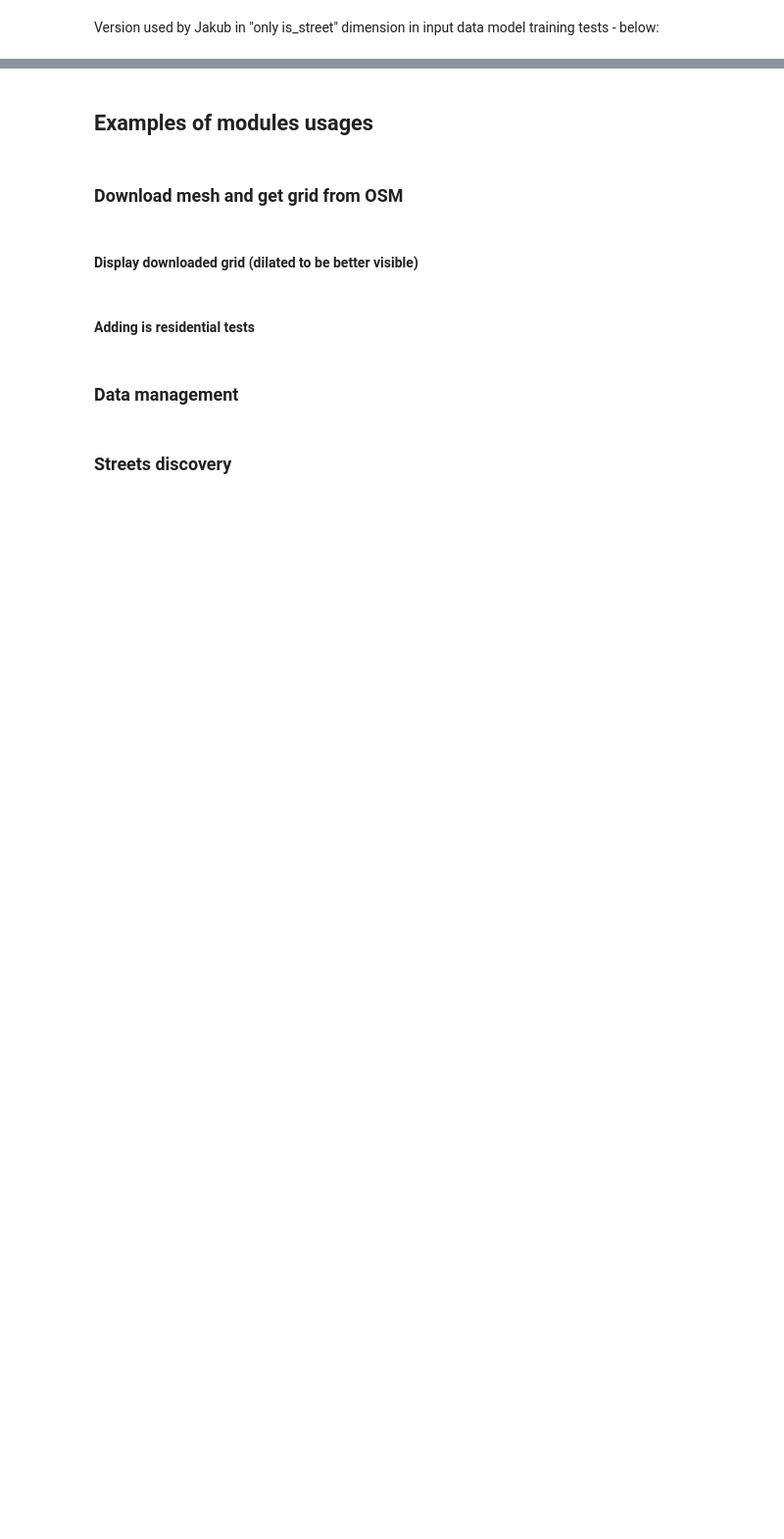
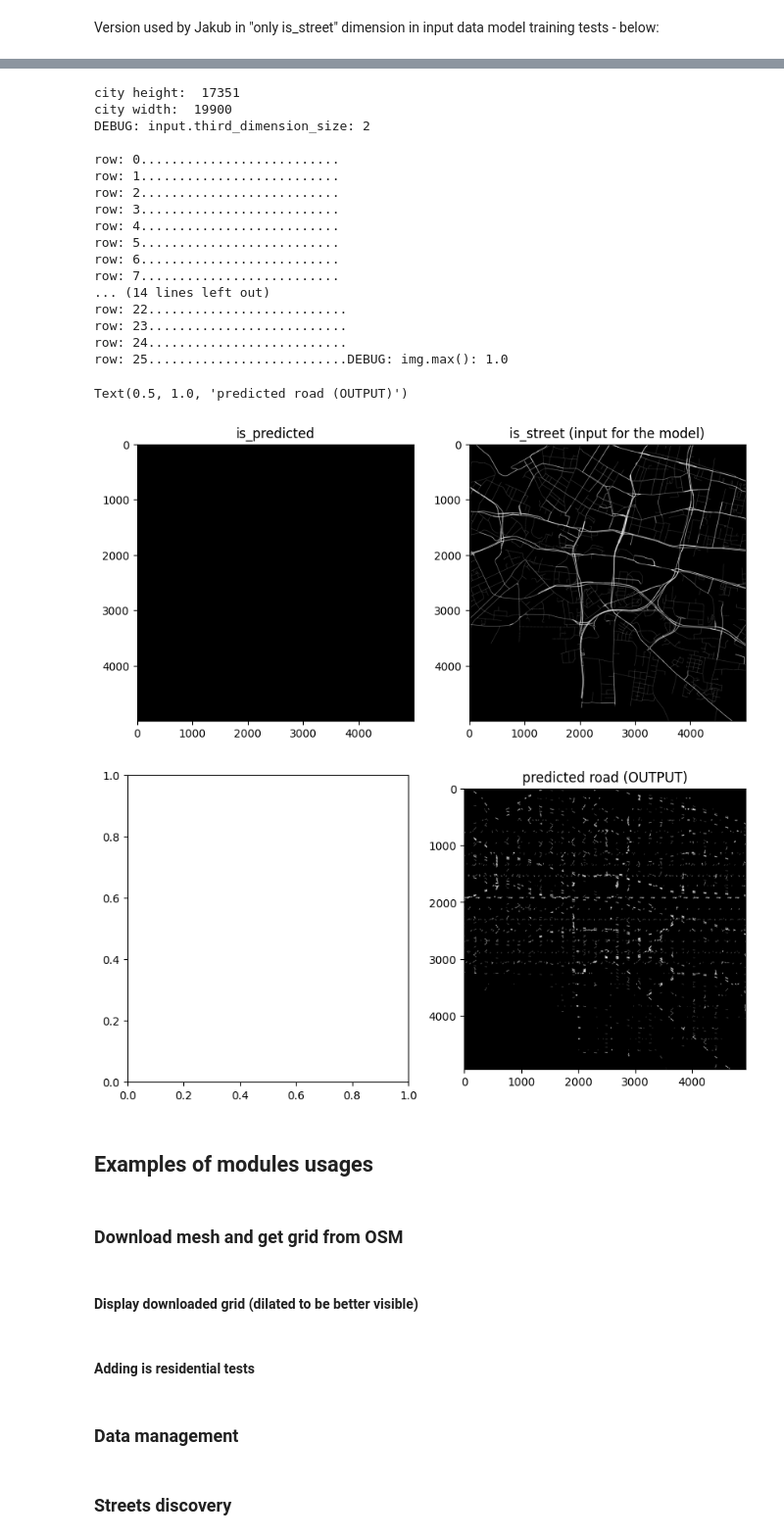
Before and after one commit to CRoadA/CRoadA, a Jupyter notebook: main.ipynb, the cells around one changed output, grey strips where cells are left out. Shown at 98% size. Cells and saved outputs as stored; diff of their text form; code cells hidden in the pictures; blank space fills up the shorter version.

```diff
--- a/main.ipynb
+++ b/main.ipynb
@@ -653,47 +671,77 @@ from trainer.model import PREDICT_GRID_INDICES
 
 grid_manager = GridManager("Bydgoszcz-Polska.city_grid", data_dir="grids/with-is-residential")
 metadata = grid_manager.get_metadata()
+print("city height: ", metadata.rows_number)
+print("city width: ", metadata.columns_number)
 
 assert (
     metadata.third_dimension_size == 3
 ), "You have an outdated version of GridManager. Consider downloading grid files again to get all data..."
 
-fragment_row, fragment_col = 500, 500
-fragment_height, fragment_width = 256, 256
+fragment_row, fragment_col = 8000, 6000
+fragment_height, fragment_width = 5000, 5000
 
 segment_h, segment_w = metadata.segment_h, metadata.segment_w
 being_predicted = GridManager(
     f"test_{time.time()}.city_grid",
     fragment_height,
     fragment_width,
     0,
     0,
     metadata.grid_density,
     segment_h,
     segment_w,
     data_dir="grids/evaluation",
     third_dimension_size=model.input_third_dimension,
 )
 # read_arbitrary_fragment does not take care of memory size - if there are some problems - just use smaller fragment
 # Add IS_PREDICTED
 tmp = np.ones((fragment_height, fragment_width, model.input_third_dimension))
 tmp[:, :, 1 : model.input_third_dimension] = grid_manager.read_arbitrary_fragment(
     fragment_row, fragment_col, fragment_height, fragment_width
 )[:, :, : model.input_third_dimension - 1]
 
 being_predicted.write_arbitrary_fragment(tmp, 0, 0)  # for instance some segment in the middle
 
 result = model.predict(being_predicted)
 img = result.read_arbitrary_fragment(
     0, 0, fragment_height - model.get_input_grid_surplus(), fragment_width - model.get_input_grid_surplus()
 )[:, :, PREDICT_GRID_INDICES.IS_STREET]
 
-# IMPORTANT
+# IMPORTANT - not anymore as it appears
 # img = (img > 0.1).astype(np.uint8)  # Threshold the predictions to get binary output
 
 print(f"DEBUG: img.max(): {img.max()}")
 
-struct_el = np.ones((3, 3))
-dilated = cv2.dilate(img, struct_el, iterations=3)
-plt.gray()
-plt.imshow(dilated, cmap="gray")
+# Visualize the prediction
+## INPUT
+fig, axs = plt.subplots(1, 2, figsize=(10, 5))
+axs[0].imshow(tmp[:, :, 0], cmap="gray")  # is_predicted channel
+axs[0].set_title("is_predicted")
+axs[1].imshow(tmp[:, :, 1], cmap="gray")  # is_street channel
+axs[1].set_title("is_street (input for the model)")
+## OUTPUT
+fig, axs = plt.subplots(1, 2, figsize=(10, 5))
+axs[1].imshow(img, cmap="gray")  # predicted road
+axs[1].set_title("predicted road (OUTPUT)")
+# %% [output]
+city height:  17351
+city width:  19900
+DEBUG: input.third_dimension_size: 2
+
+row: 0..........................
+row: 1..........................
+row: 2..........................
+row: 3..........................
+row: 4..........................
+row: 5..........................
+row: 6..........................
+row: 7..........................
+... (14 lines left out)
+row: 22..........................
+row: 23..........................
+row: 24..........................
+row: 25..........................DEBUG: img.max(): 1.0
+Text(0.5, 1.0, 'predicted road (OUTPUT)')
+[figure, added]
+[figure, added]
```
Also changed, not shown: parts of 7 cells of this notebook.
